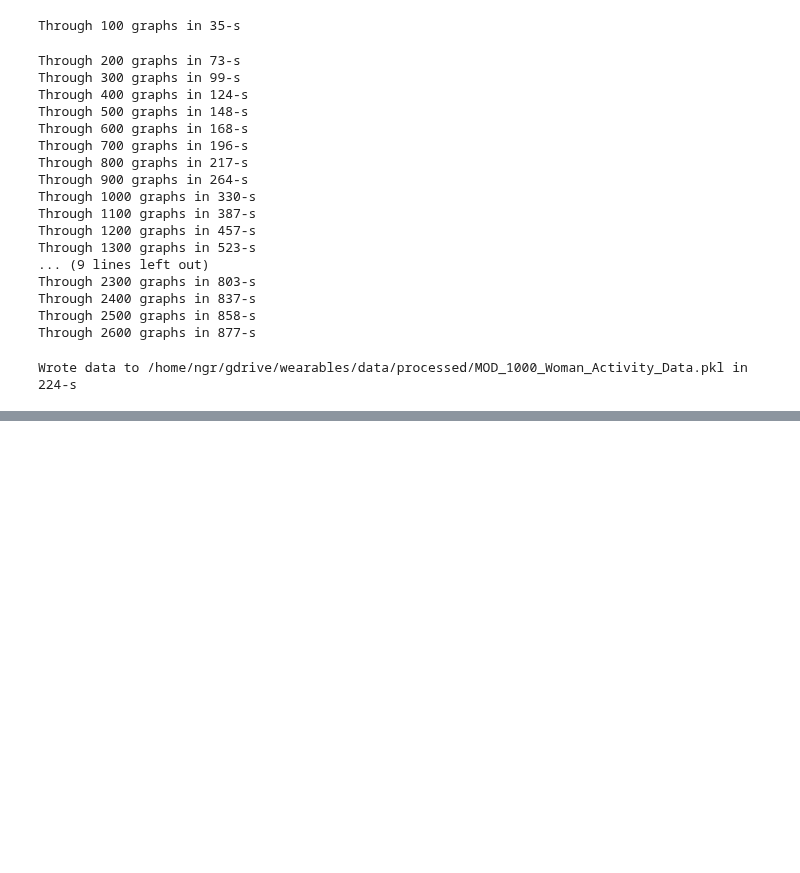
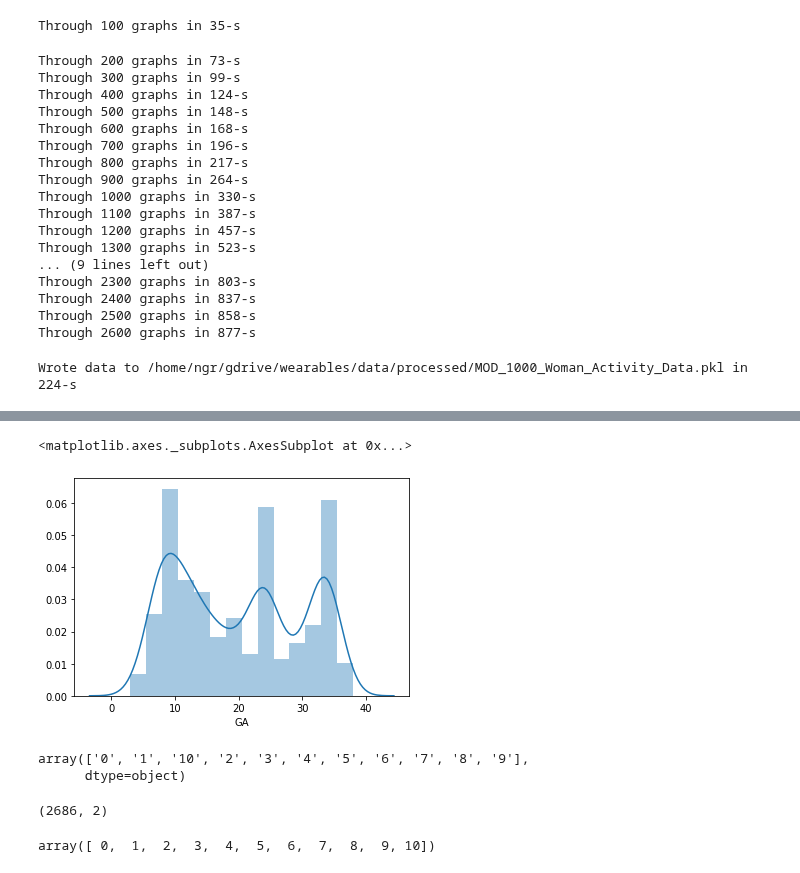
Before and after one commit to nealgravindra/wearables, a Jupyter notebook: notebooks/viz_data.ipynb, the cells around one changed output, grey strips where cells are left out. Drawn from its saved outputs; the diff is of its cells as text; code cells hidden in the pictures; blank space fills up the shorter version.

```diff
--- a/notebooks/viz_data.ipynb
+++ b/notebooks/viz_data.ipynb
@@ -146,0 +202,18 @@ pkl_that({'y':md, 'X':X}, '/home/ngr/gdrive/wearables/data/processed/MOD1k_GAact
+# %%
+sns.distplot(adata.obs.GA)
+# %% [output]
+<matplotlib.axes._subplots.AxesSubplot at 0x...>
+[figure, added]
+# %%
+np.sort(adata.obs['leiden'].unique())
+# %% [output]
+array(['0', '1', '10', '2', '3', '4', '5', '6', '7', '8', '9'],
+      dtype=object)
+# %%
+adata.obs.loc[:, ['GA', 'n_timepoints']].to_numpy().shape
+# %% [output]
+(2686, 2)
+# %%
+np.sort(adata.obs['leiden'].unique().astype(int))
+# %% [output]
+array([ 0,  1,  2,  3,  4,  5,  6,  7,  8,  9, 10])
```
Also changed, not shown: parts of 29 cells of this notebook.
